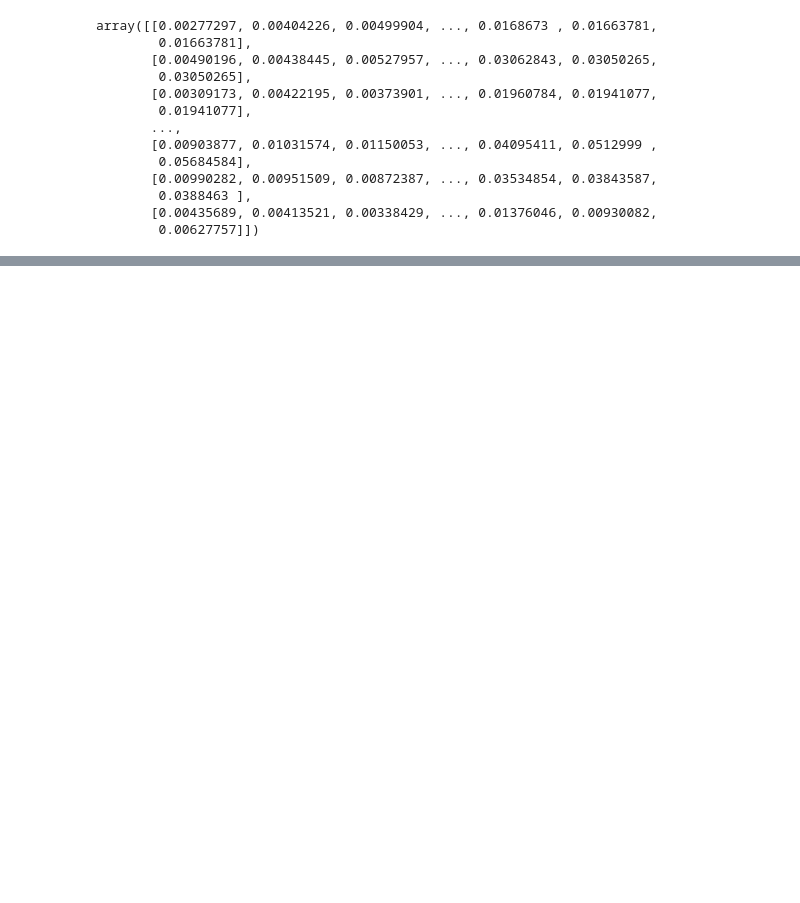
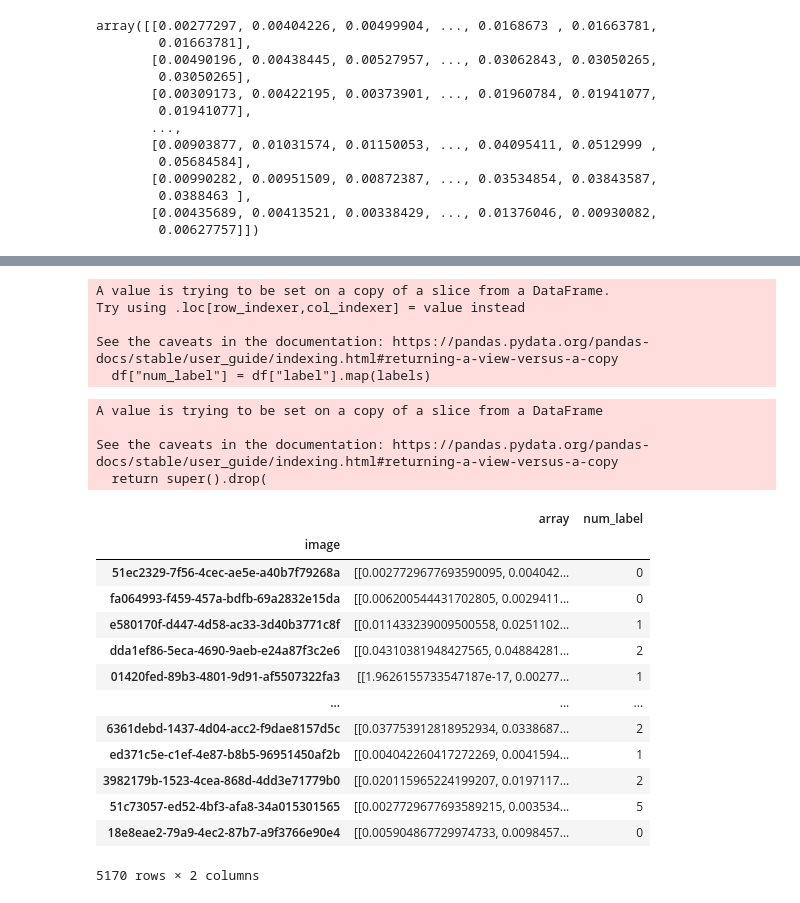
Before and after one commit to spolovynko/Challenge-Belgian-Floods, a Jupyter notebook: TF Project.ipynb, the cells around one changed output, grey strips where cells are left out. Cells and saved outputs as stored; diff of their text form; code cells hidden in the pictures; blank space fills up the shorter version.

```diff
--- a/TF Project.ipynb
+++ b/TF Project.ipynb
@@ -102,0 +186,4 @@ df.shape
+# %%
+labels = df["label"].unique()
+# %%
+labels = {l:i for i,l in enumerate(labels)}
@@ -103 +212,33 @@ df.shape
+# %%
+df["num_label"] = df["label"].map(labels)
+# %% [output]
+A value is trying to be set on a copy of a slice from a DataFrame.
+Try using .loc[row_indexer,col_indexer] = value instead
+
+See the caveats in the documentation: https://pandas.pydata.org/pandas-docs/stable/user_guide/indexing.html#returning-a-view-versus-a-copy
+  df["num_label"] = df["label"].map(labels)
+# %%
+df.drop(["sender_id", "label", "kids"], axis=1, inplace=True)
+# %% [output]
+A value is trying to be set on a copy of a slice from a DataFrame
+
+See the caveats in the documentation: https://pandas.pydata.org/pandas-docs/stable/user_guide/indexing.html#returning-a-view-versus-a-copy
+  return super().drop(
+# %%
+df.set_index("image")
+# %% [output]
+|  | array | num_label |
+| image |  |  |
+| 51ec2329-7f56-4cec-ae5e-a40b7f79268a | [[0.0027729677693590095, 0.004042... | 0 |
+| fa064993-f459-457a-bdfb-69a2832e15da | [[0.006200544431702805, 0.0029411... | 0 |
+| e580170f-d447-4d58-ac33-3d40b3771c8f | [[0.011433239009500558, 0.0251102... | 1 |
+| dda1ef86-5eca-4690-9aeb-e24a87f3c2e6 | [[0.04310381948427565, 0.04884281... | 2 |
+| 01420fed-89b3-4801-9d91-af5507322fa3 | [[1.9626155733547187e-17, 0.00277... | 1 |
+| ... | ... | ... |
+| 6361debd-1437-4d04-acc2-f9dae8157d5c | [[0.037753912818952934, 0.0338687... | 2 |
+| ed371c5e-c1ef-4e87-b8b5-96951450af2b | [[0.004042260417272269, 0.0041594... | 1 |
+| 3982179b-1523-4cea-868d-4dd3e71779b0 | [[0.020115965224199207, 0.0197117... | 2 |
+| 51c73057-ed52-4bf3-afa8-34a015301565 | [[0.0027729677693589215, 0.003534... | 5 |
+| 18e8eae2-79a9-4ec2-87b7-a9f3766e90e4 | [[0.005904867729974733, 0.0098457... | 0 |
+5170 rows × 2 columns
 # %%
```
Also changed, not shown: parts of 25 cells of this notebook, 3 other files.
